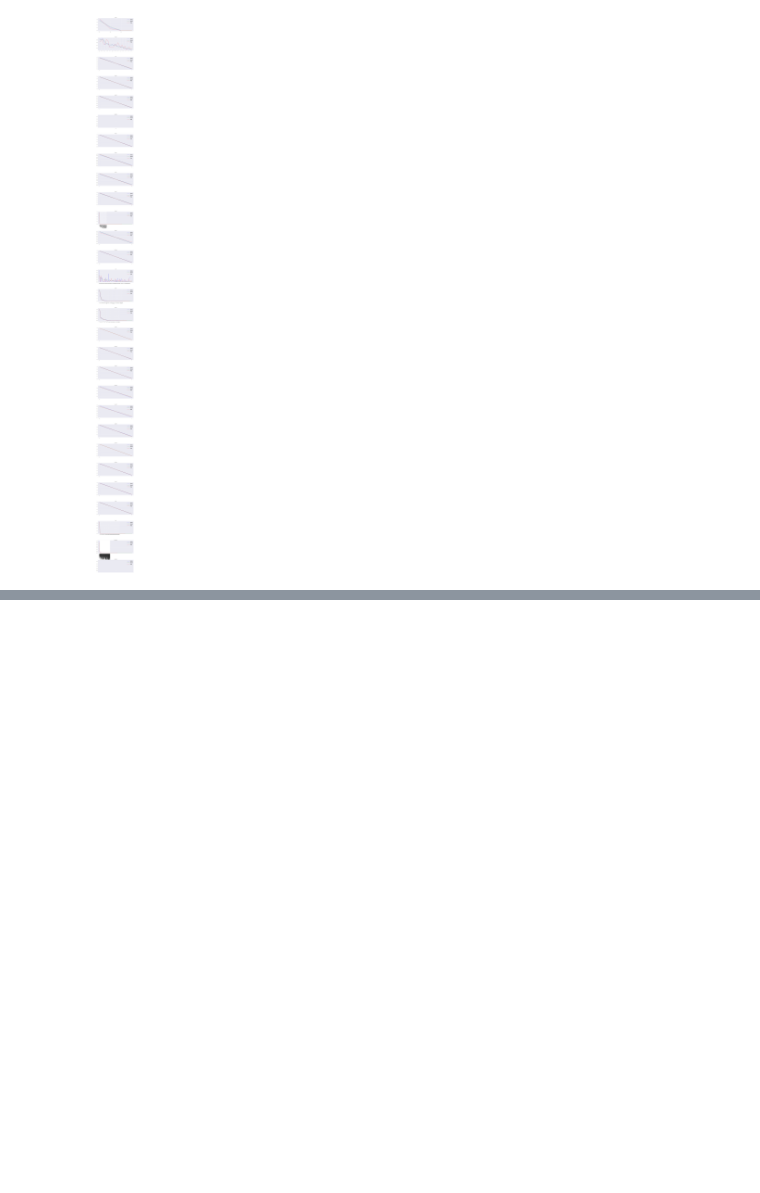
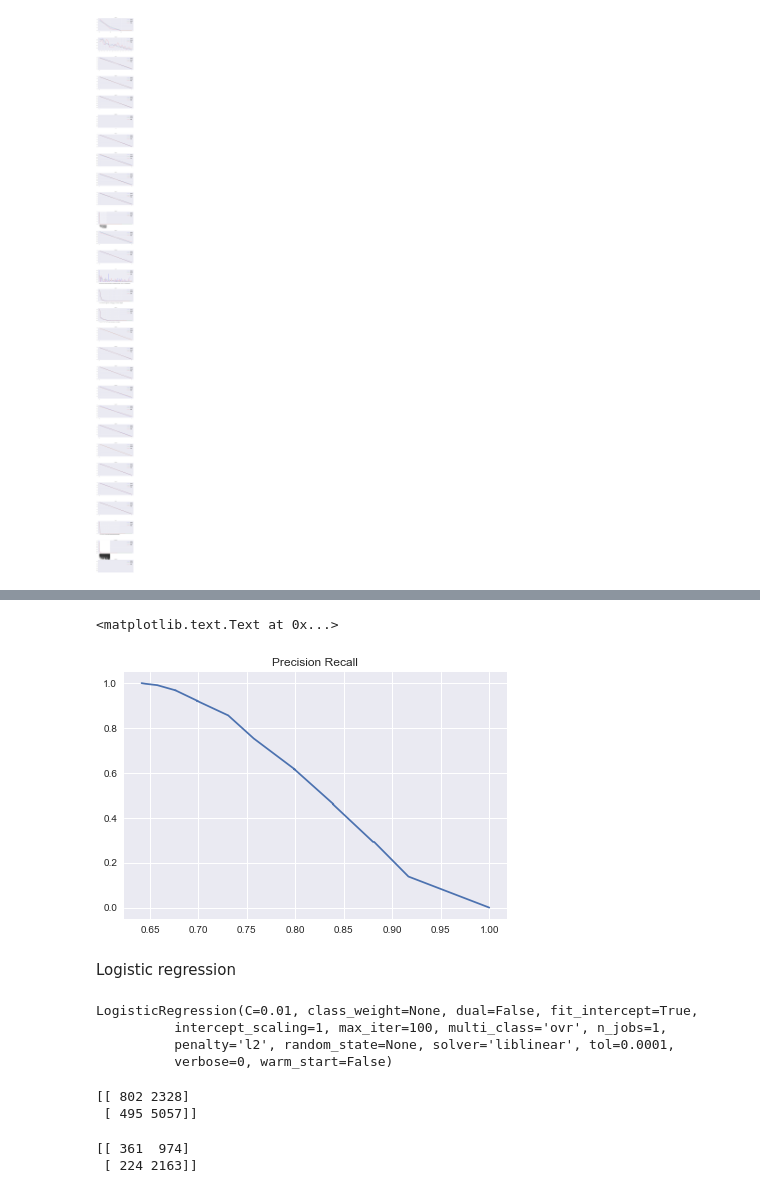
Before and after one commit to bacumin/stop_frisk_exp, a Jupyter notebook: stop_frisk.ipynb, the cells around one changed output, grey strips where cells are left out. Drawn from its saved outputs; the diff is of its cells as text; code cells hidden in the pictures; blank space fills up the shorter version.

```diff
--- a/stop_frisk.ipynb
+++ b/stop_frisk.ipynb
@@ -358,0 +345,3 @@ features=['inout', 'trhsloc', 'typeofid', 'explnstp']
+# %%
+rf=RandomForestClassifier()
+rf.fit(X_train,Y_train)
@@ -358,0 +402,11 @@ features=['inout', 'trhsloc', 'typeofid', 'explnstp']
+# %%
+x_rf,y_rf,z_rf=sklearn.metrics.precision_recall_curve(expected, predict_prob)
+fig,ax=plt.subplots(1, 1)
+fig.tight_layout(h_pad=10.0)
+ax.plot(x_rf, y_rf)
+ax.set_title('Precision Recall')
+# %% [output]
+<matplotlib.text.Text at 0x...>
+[figure, added]
+# %% [markdown]
+Logistic regression
@@ -358,0 +415,22 @@ features=['inout', 'trhsloc', 'typeofid', 'explnstp']
+# %%
+lr=LogisticRegression(C=0.01)
+lr.fit(X_train, Y_train)
+# %% [output]
+LogisticRegression(C=0.01, class_weight=None, dual=False, fit_intercept=True,
+          intercept_scaling=1, max_iter=100, multi_class='ovr', n_jobs=1,
+          penalty='l2', random_state=None, solver='liblinear', tol=0.0001,
+          verbose=0, warm_start=False)
+# %%
+predicted=lr.predict(X_train)
+expected=Y_train
+print(sklearn.metrics.confusion_matrix(expected, predicted))
+# %% [output]
+[[ 802 2328]
+ [ 495 5057]]
+# %%
+predicted=lr.predict(X_test)
+expected=Y_test
+print(sklearn.metrics.confusion_matrix(expected, predicted))
+# %% [output]
+[[ 361  974]
+ [ 224 2163]]
```
Also changed, not shown: parts of 66 cells of this notebook, 4 other files.
